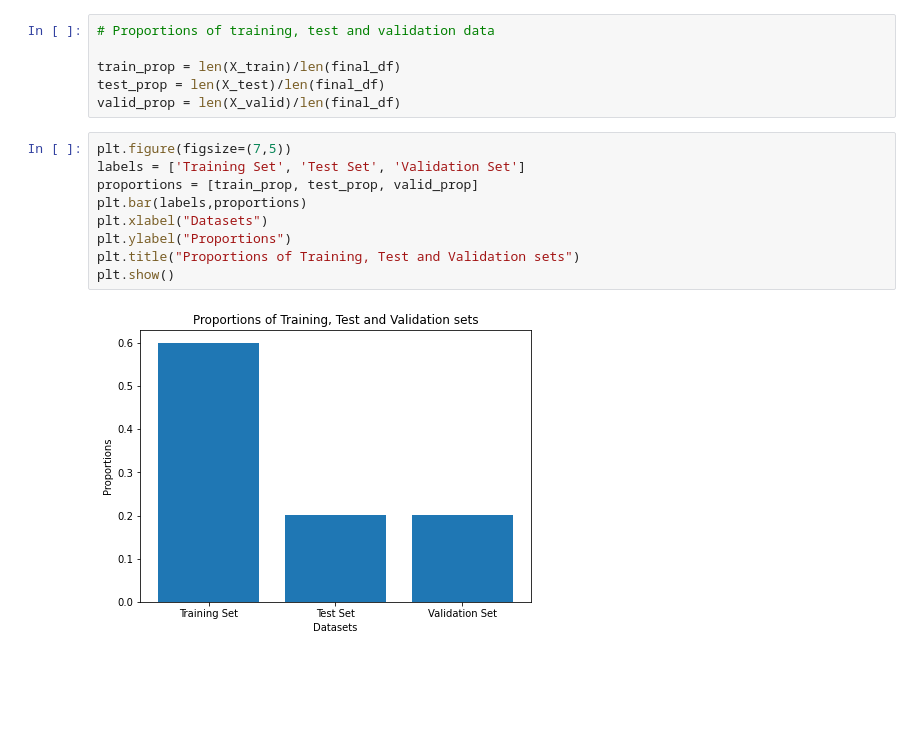
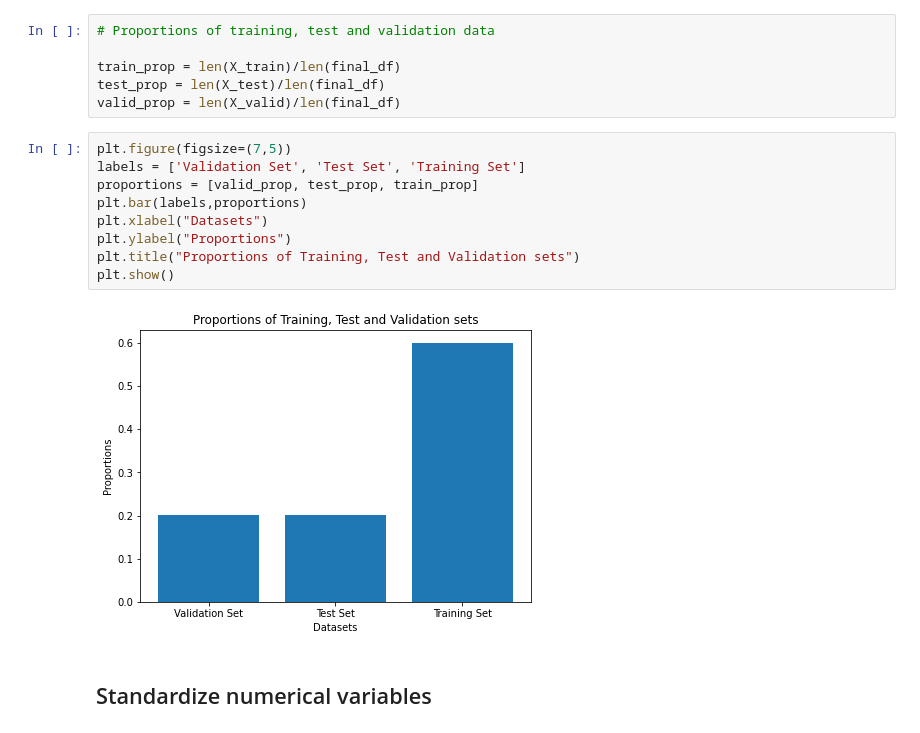
Before and after one commit to jesseg102/ADS-508--Cloud-Computing, a Jupyter notebook: final_project.ipynb, the cells around one changed output. Cells and saved outputs as stored; diff of their text form; blank space fills up the shorter version.

```diff
--- a/final_project.ipynb
+++ b/final_project.ipynb
@@ -402,12 +467,14 @@ test_prop = len(X_test)/len(final_df)
 valid_prop = len(X_valid)/len(final_df)
 # %%
 plt.figure(figsize=(7,5))
-labels = ['Training Set', 'Test Set', 'Validation Set']
-proportions = [train_prop, test_prop, valid_prop]
+labels = ['Validation Set', 'Test Set', 'Training Set']
+proportions = [valid_prop, test_prop, train_prop]
 plt.bar(labels,proportions)
 plt.xlabel("Datasets")
 plt.ylabel("Proportions")
 plt.title("Proportions of Training, Test and Validation sets")
 plt.show()
 # %% [output]
-[figure, old version]
+[figure, new version]
+# %% [markdown]
+## Standardize numerical variables
```
Also changed, not shown: parts of 25 cells of this notebook.
